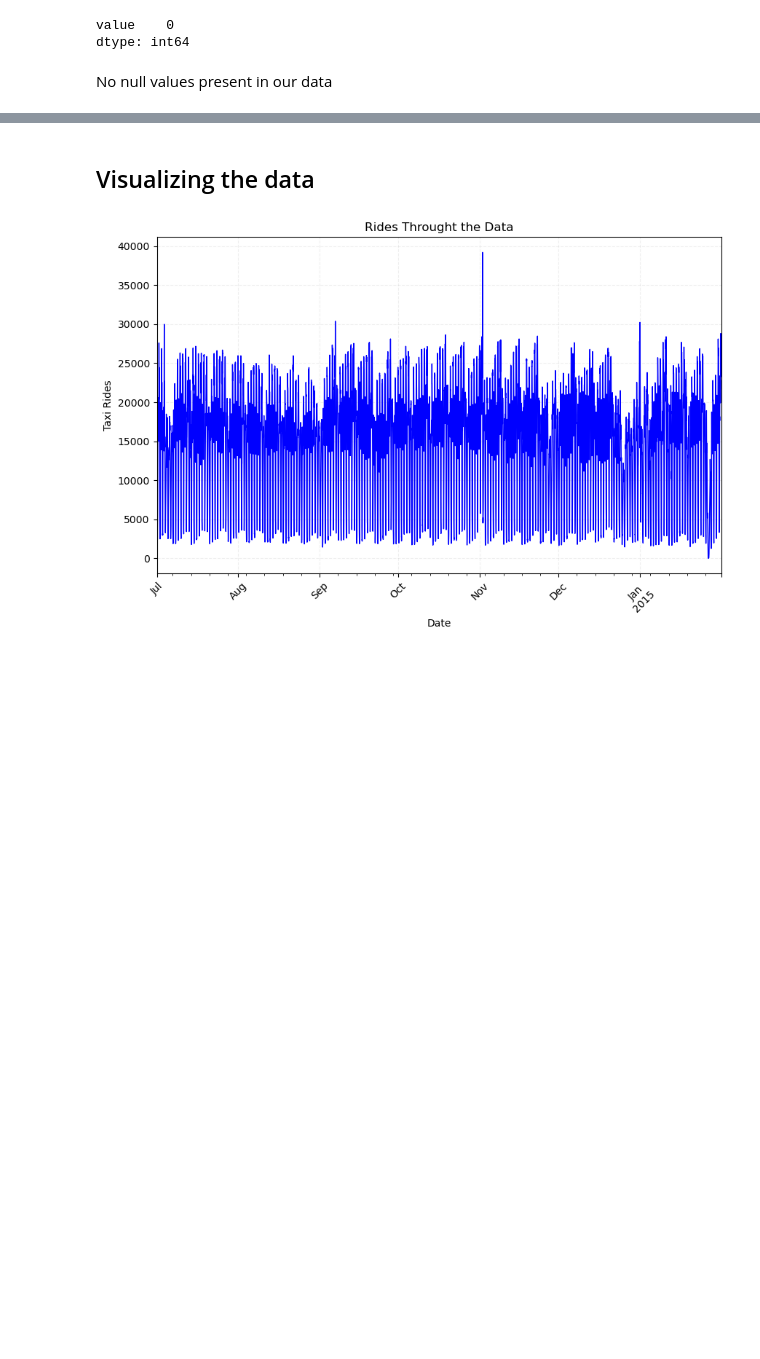
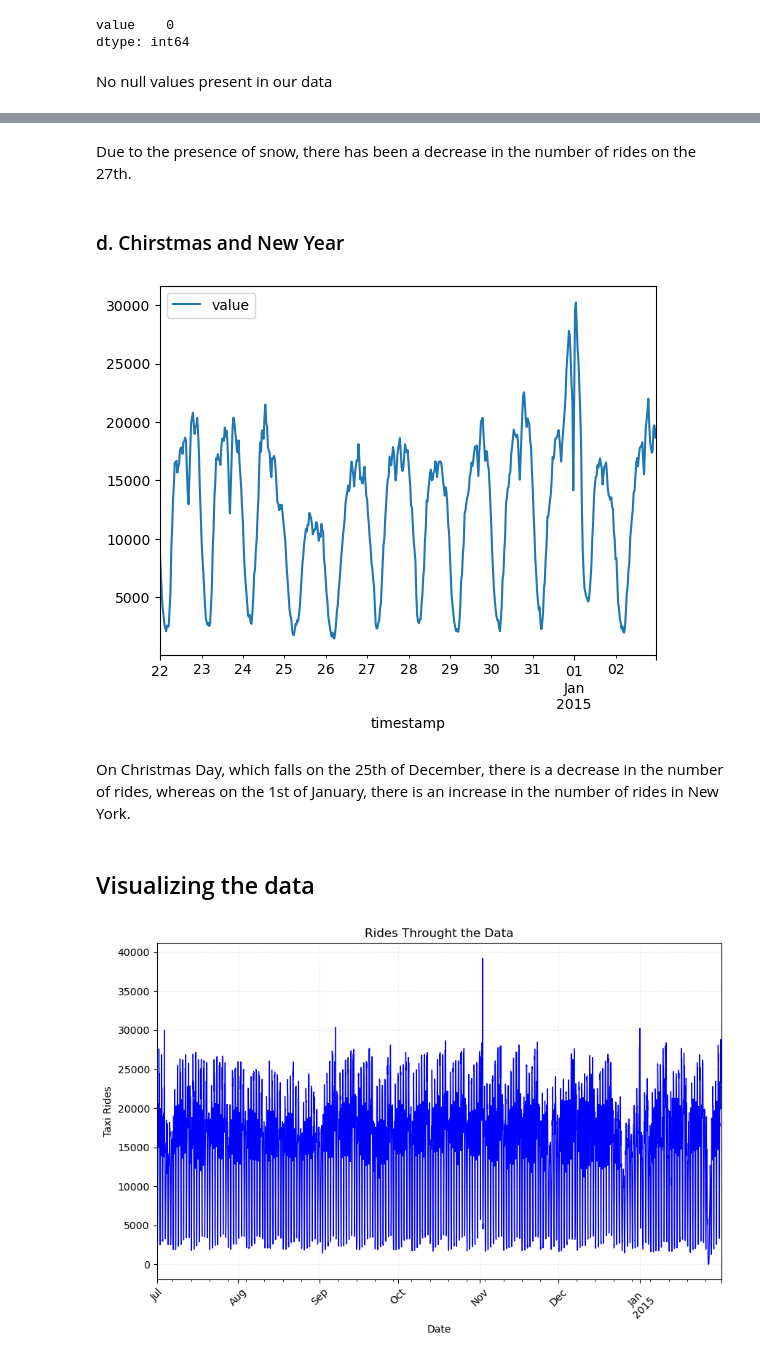
Before and after one commit to ShubhamMisar-12/NYC-Taxi-Traffic-Analysis, a Jupyter notebook: NYC Taxi Data Analysis.ipynb, the cells around one changed output, grey strips where cells are left out. Drawn from its saved outputs; the diff is of its cells as text; code cells hidden in the pictures; blank space fills up the shorter version.

```diff
--- a/NYC Taxi Data Analysis.ipynb
+++ b/NYC Taxi Data Analysis.ipynb
@@ -59,3 +86,14 @@ No null values present in our data
+# %% [markdown]
+Due to the presence of snow, there has been a decrease in the number of rides on the 27th.
+# %% [markdown]
+### d. Chirstmas and New Year
+# %%
+df.loc["2014-12-22":"2015-01-02"].plot()
+plt.show()
+# %% [output]
+[figure, added]
+# %% [markdown]
+On Christmas Day, which falls on the 25th of December, there is a decrease in the number of rides, whereas on the 1st of January, there is an increase in the number of rides in New York.
 # %% [markdown]
 ## Visualizing the data
 # %%
```
Also changed, not shown: parts of 9 cells of this notebook, 1 other file.
